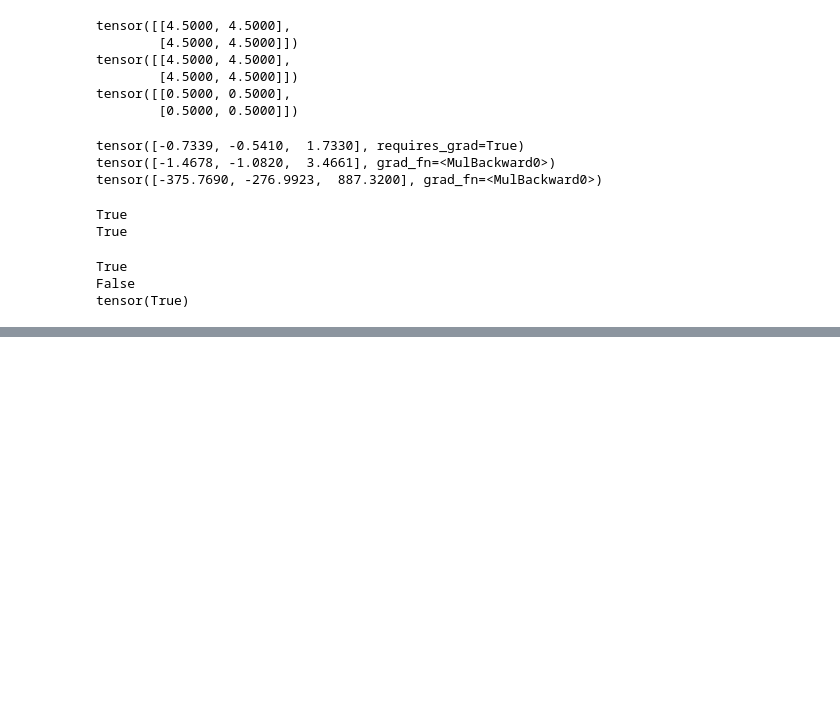
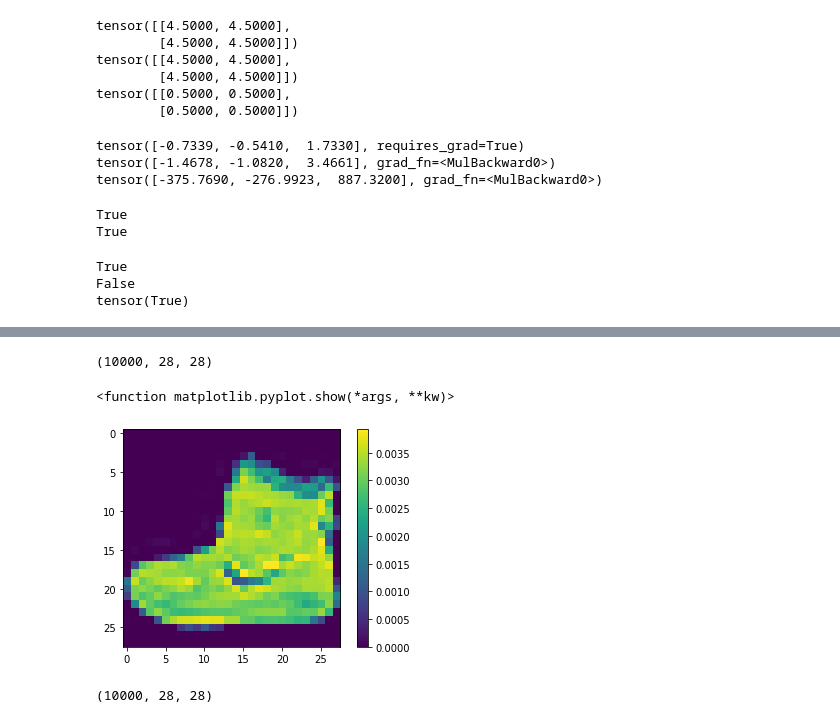
Before and after one commit to gangins/-, a Jupyter notebook: Untitled6.ipynb, the cells around one changed output, grey strips where cells are left out. Saved outputs shown, nothing was run; the diff lists cells and outputs as text; code cells hidden in the pictures; blank space fills up the shorter version.

```diff
--- a/Untitled6.ipynb
+++ b/Untitled6.ipynb
@@ -251,0 +654,11 @@ tensor([-0.2020,  0.0889,  0.1131])
+# %%
+# tensorflow와 tf.keras를 임포트합니다
+import tensorflow as tf
+from tensorflow import keras
+
+# 헬퍼(helper) 라이브러리를 임포트합니다
+import numpy as np
+import matplotlib.pyplot as plt
+
+fashion_mnist = keras.datasets.fashion_mnist
+(train_images, train_labels), (test_images, test_labels) = fashion_mnist.load_data()
@@ -251,0 +680,15 @@ tensor([-0.2020,  0.0889,  0.1131])
+# %%
+train_images.shape
+test_images.shape
+# %% [output]
+(10000, 28, 28)
+# %%
+#훈련데이터의 첫번째이미지
+plt.figure()
+plt.imshow(train_images[0])
+plt.colorbar()
+plt.grid(False)
+plt.show
+# %% [output]
+<function matplotlib.pyplot.show(*args, **kw)>
+[figure, added]
@@ -251,0 +700,5 @@ tensor([-0.2020,  0.0889,  0.1131])
+# %%
+train_images.shape
+test_images.shape
+# %% [output]
+(10000, 28, 28)
```
Also changed, not shown: parts of 39 cells of this notebook.
